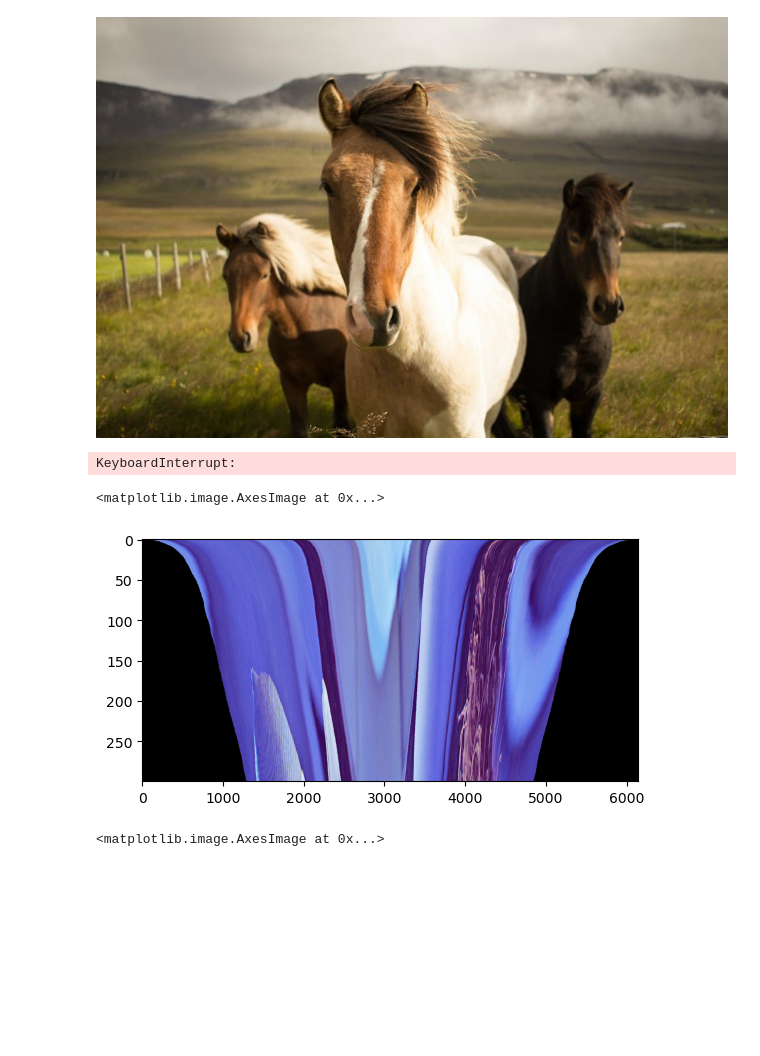
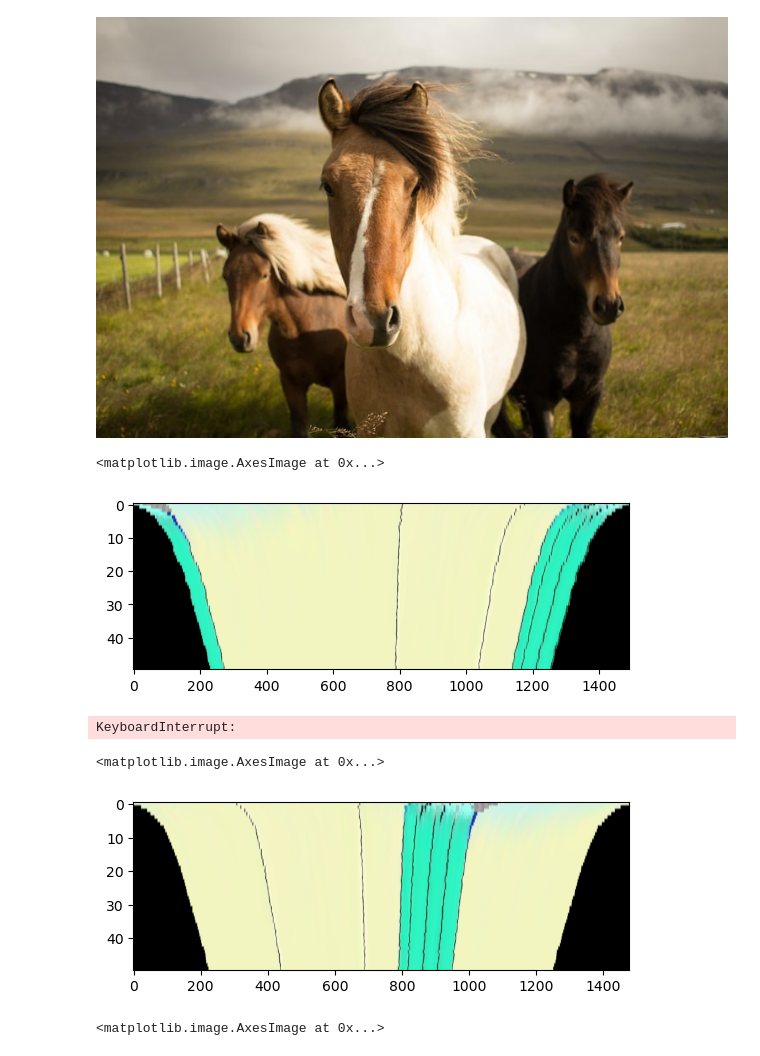
Before and after one commit to DrozdovMK/Tokodust, a Jupyter notebook: trapezoid.ipynb, the cells around one changed output. Saved outputs shown, nothing was run; the diff lists cells and outputs as text; code cells hidden in the pictures; blank space fills up the shorter version.

```diff
--- a/trapezoid.ipynb
+++ b/trapezoid.ipynb
@@ -25,10 +26,10 @@ def velocity(angle, peaks):
     dx = 0              # сторона усеченной пирамиды
 
     for k in range(2):
-        dist.append()
+        #dist.append()
         temp = []
         for i in range(3):
-            temp.append((peaks[k][i][1]+peaks[k][i][0]/math.cos(angle))*(math.cos(angle)+math.sin(angle)*math.tan(angle))**(-1))
+            temp.append((peaks[k][i][1]+peaks[k][i][0]/math.cos(angle[k]))*(math.cos(angle)+math.sin(angle[k])*math.tan(angle[k]))**(-1))
             try:
                 dist[k][i] = temp[-1] - dist[k][i]
             except:
@@ -64,48 +65,52 @@ def trapezoid(frame, angle, dx):
 
         trap.append([])
         row += 1
-        phi = angle
+        phi = math.pi/2-angle
 
         prev_px = []
-        while phi < 2 * math.pi + angle:
+        while phi < 2 * math.pi + math.pi/2-angle:
             #prev_px = []
             #print(round(center_x+radius*math.cos(math.pi/2+phi)), round(center_y-radius*math.sin(math.pi/2+phi)))
-            next_px = [round(center_x+radius*math.cos(math.pi/2+phi)), round(center_y-radius*math.sin(math.pi/2+phi))]
-
+            #next_px = [round(center_x+radius*math.cos(math.pi/2+phi)), round(center_y-radius*math.sin(math.pi/2+phi))]
+            next_px = [round(center_x+radius*math.cos(-math.pi/2-phi)), round(center_y+radius*math.sin(-math.pi/2-phi))]
             try:
                 if prev_px != next_px:
                     #print(next_px[0],next_px[1])
                     trap[row].append(list(frame[next_px[0]][next_px[1]]))
             except:
                 trap[row].append(list(frame[next_px[0]][next_px[1]]))
 
             # Новый круг
             prev_px = next_px.copy()
             phi += d_phi
 
         radius -= 1
         d_phi = 2*math.pi/(len(trap[row])-2)
 
     #print(trap)
     trap = fill(trap)
 
     return trap
 
 def fill(arr):
 
     #del arr[0][0]
     max_len = len(arr[0])
     for row in range(1, len(arr)):
         #for col in range(len(arr[row], len(arr[0]))):
         #    arr[row].app
         arr[row] = [[0,0,0]] * int((max_len - len(arr[row]))/2) + arr[row] + [[0,0,0]] * int((max_len - len(arr[row])) / 2)
         if len(arr[row])!=max_len:
             arr[row].append([0,0,0]*(max_len - len(arr[row])))
 
     return arr
 
-
-image2 = trapezoid(image, math.pi/6, 300)
+image = cv2.imread('../jupyter/5.png')
+image2 = trapezoid(image, math.pi/12, 50)
+plt.imshow(image2, aspect=10)
+# %% [output]
+<matplotlib.image.AxesImage at 0x...>
+[figure, added]
 # %%
 #print(image2[0])
 # %%
@@ -123,7 +128,7 @@ KeyboardInterrupt:
 plt.imshow(image2, aspect=10)
 # %% [output]
 <matplotlib.image.AxesImage at 0x...>
-[figure, old version]
+[figure, new version]
 # %%
 #print(image2[0])
 # %%
```
Also changed, not shown: parts of 10 cells of this notebook, 2 other files.
